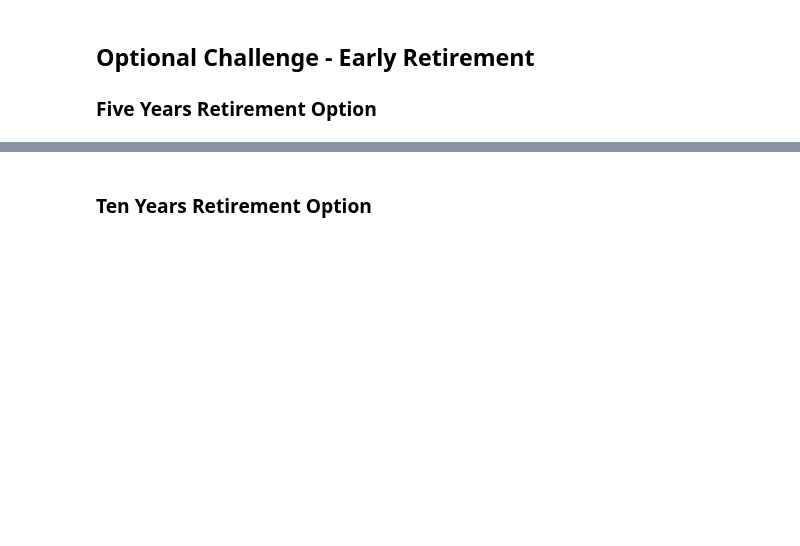
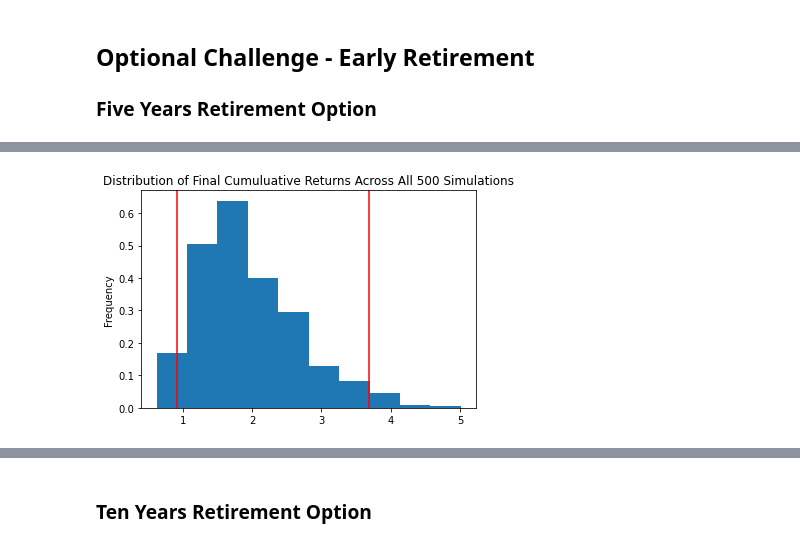
Before and after one commit to kkandial/MiamiHW, a Jupyter notebook: Homework5/financial-planner.ipynb, the cells around one changed output, grey strips where cells are left out. Drawn from its saved outputs; the diff is of its cells as text; code cells hidden in the pictures; blank space fills up the shorter version.

```diff
--- a/Homework5/financial-planner.ipynb
+++ b/Homework5/financial-planner.ipynb
@@ -348,4 +397,6 @@ There is a 95% chance that an initial investment of $30000.0 in the portfolio ov
 # %%
-# Plot probability distribution and confidence intervals
-# YOUR CODE HERE!
+# Plot probability distribution and confidence intervals for 5 years
+dist_plot_5 = MC_5year.plot_distribution()
+# %% [output]
+[figure, added]
 # %%
```
Also changed, not shown: parts of 22 cells of this notebook, 1 other file.
